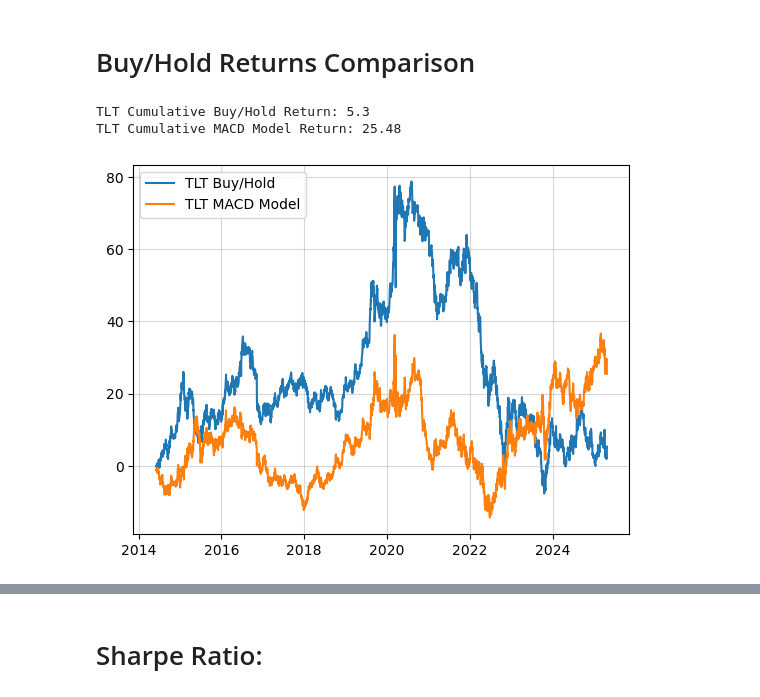
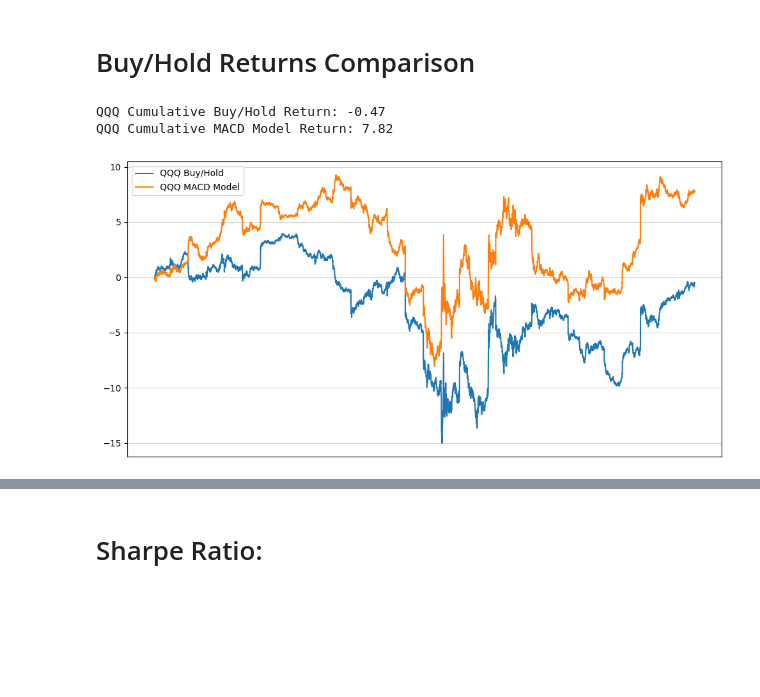
Before and after one commit to FilBillions/MACD_Model, a Jupyter notebook: MACD_Model.ipynb, the cells around one changed output, grey strips where cells are left out. Drawn from its saved outputs; the diff is of its cells as text; code cells hidden in the pictures; blank space fills up the shorter version.

Commit message:
implemented ability to use smaller time frames such as 1m 2m etc

```diff
--- a/MACD_Model.ipynb
+++ b/MACD_Model.ipynb
@@ -14,21 +14,21 @@ from macd_obj import MACDTable
 Downloading Data:
 # %%
 # YYYY-MM-DD
-start = "2014-04-25"
-
 # for current day: str(date.today() - timedelta(1))
 end = str(date.today() - timedelta(1))
+# for 60 days ago for smaller timeframes: str(date.today() - timedelta(59))
+start = str(date.today() - timedelta(59))
 
 # model trading days input for crossover visualization in days. standard 1Y is 252 days. Can use multiples of 252 to track years
-model_days = 252 * 1
+model_days = 60
 
 #multi_level_index = False | removes ticker noise in table
-TLT = (yf.download("TLT", start, end, multi_level_index = False))
+QQQ = (yf.download("QQQ", start, end, interval="2m", multi_level_index = False))
 # %% [output]
 YF.download() has changed argument auto_adjust default to True
 [*********************100%***********************]  1 of 1 completed
 # %% [markdown]
 # Complete Table Creation
 # %%
-TLT_macd = MACDTable(TLT)
-TLT_macd.gen_table(False)
+QQQ_macd = MACDTable(QQQ)
+QQQ_macd.gen_table()
@@ -42,9 +50,9 @@ TLT_macd.gen_macd_visual(model_days)
 # %% [markdown]
 # Buy/Hold Returns Comparison
 # %%
-TLT_macd.print_cumulative_return("TLT")
-TLT_macd.gen_buyhold_comp("TLT")
+QQQ_macd.print_cumulative_return("QQQ")
+QQQ_macd.gen_buyhold_comp("QQQ")
 # %% [output]
-TLT Cumulative Buy/Hold Return: 5.3
-TLT Cumulative MACD Model Return: 25.48
+QQQ Cumulative Buy/Hold Return: -0.47
+QQQ Cumulative MACD Model Return: 7.82
-[figure, old version]
+[figure, new version]
```
Also changed, not shown: parts of 6 cells of this notebook, 1 other file.
